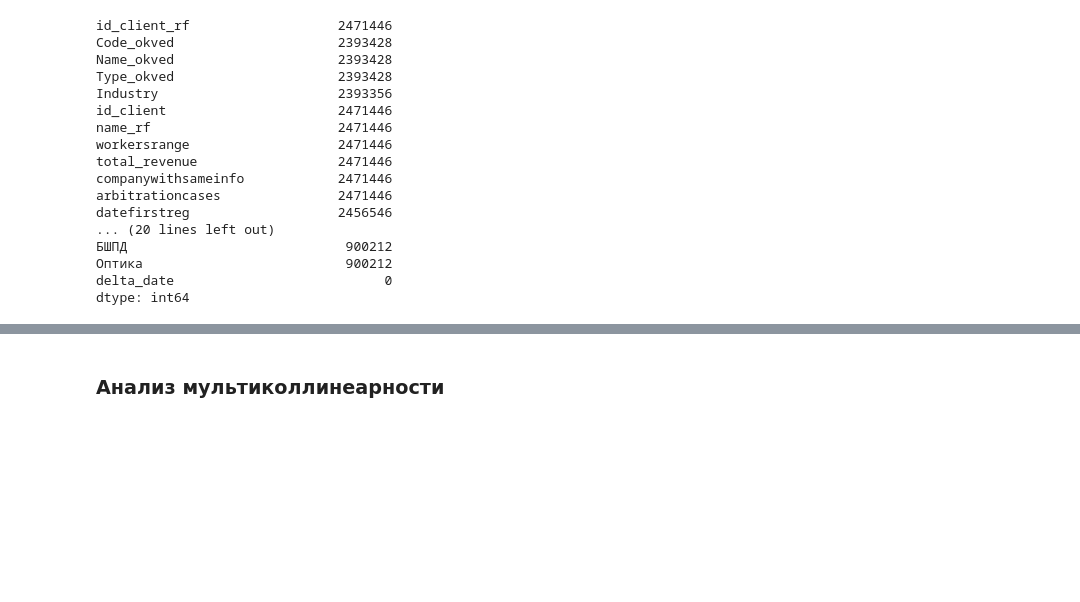
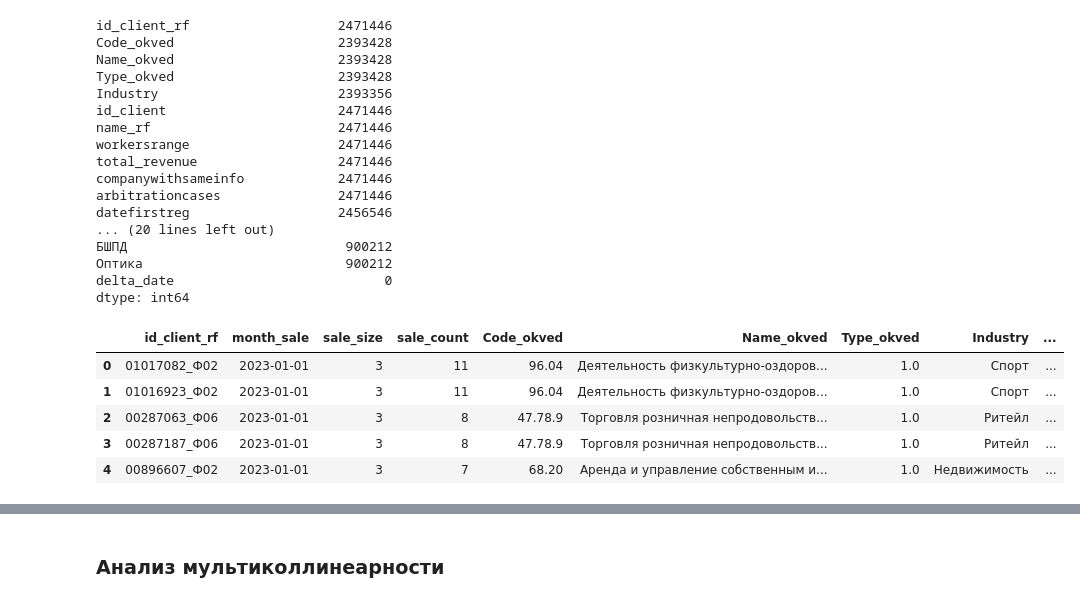
Before and after one commit to abakhmetev/Hackathon_RTK, a Jupyter notebook: Hakaton_Anna.ipynb, the cells around one changed output, grey strips where cells are left out. Cells and saved outputs as stored; diff of their text form; code cells hidden in the pictures; blank space fills up the shorter version.

```diff
--- a/Hakaton_Anna.ipynb
+++ b/Hakaton_Anna.ipynb
@@ -627,0 +621,9 @@ data_train = data_train[data_train['flag_business_center'].isna() == False]
+# %%
+final_data_sales.head()
+# %% [output]
+|  | id_client_rf | month_sale | sale_size | sale_count | Code_okved | Name_okved | Type_okved | Industry | ... |
+| 0 | 01017082_Ф02 | 2023-01-01 | 3 | 11 | 96.04 | Деятельность физкультурно-оздоров... | 1.0 | Спорт | ... |
+| 1 | 01016923_Ф02 | 2023-01-01 | 3 | 11 | 96.04 | Деятельность физкультурно-оздоров... | 1.0 | Спорт | ... |
+| 2 | 00287063_Ф06 | 2023-01-01 | 3 | 8 | 47.78.9 | Торговля розничная непродовольств... | 1.0 | Ритейл | ... |
+| 3 | 00287187_Ф06 | 2023-01-01 | 3 | 8 | 47.78.9 | Торговля розничная непродовольств... | 1.0 | Ритейл | ... |
+| 4 | 00896607_Ф02 | 2023-01-01 | 3 | 7 | 68.20 | Аренда и управление собственным и... | 1.0 | Недвижимость | ... |
```
Also changed, not shown: parts of 60 cells of this notebook.
